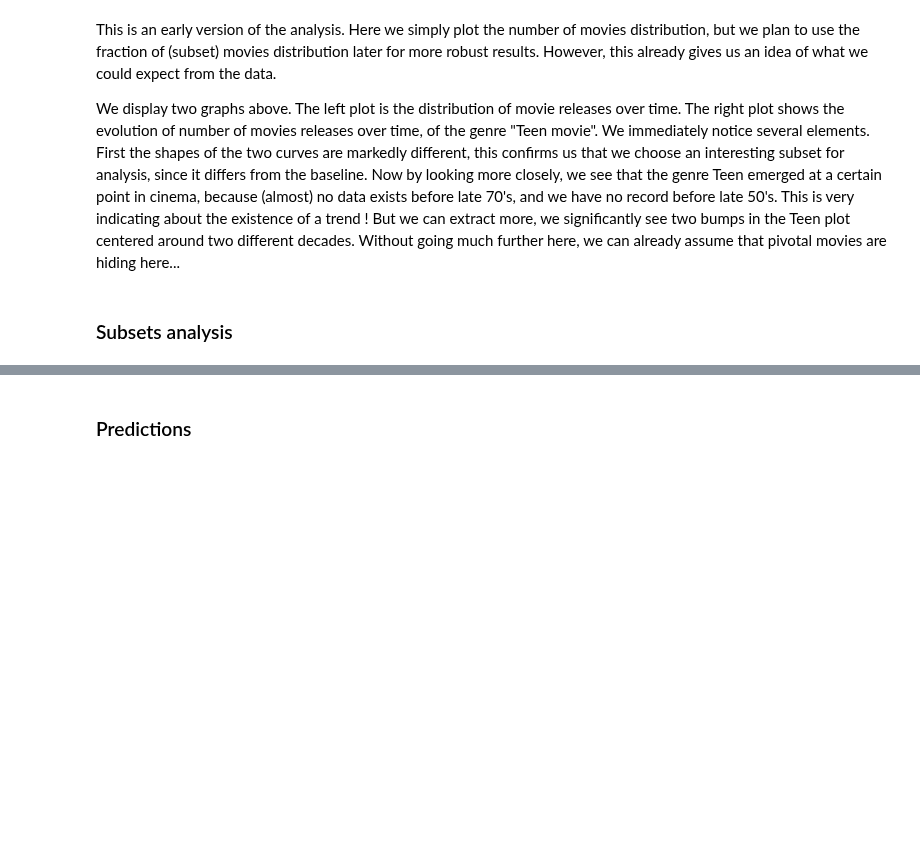
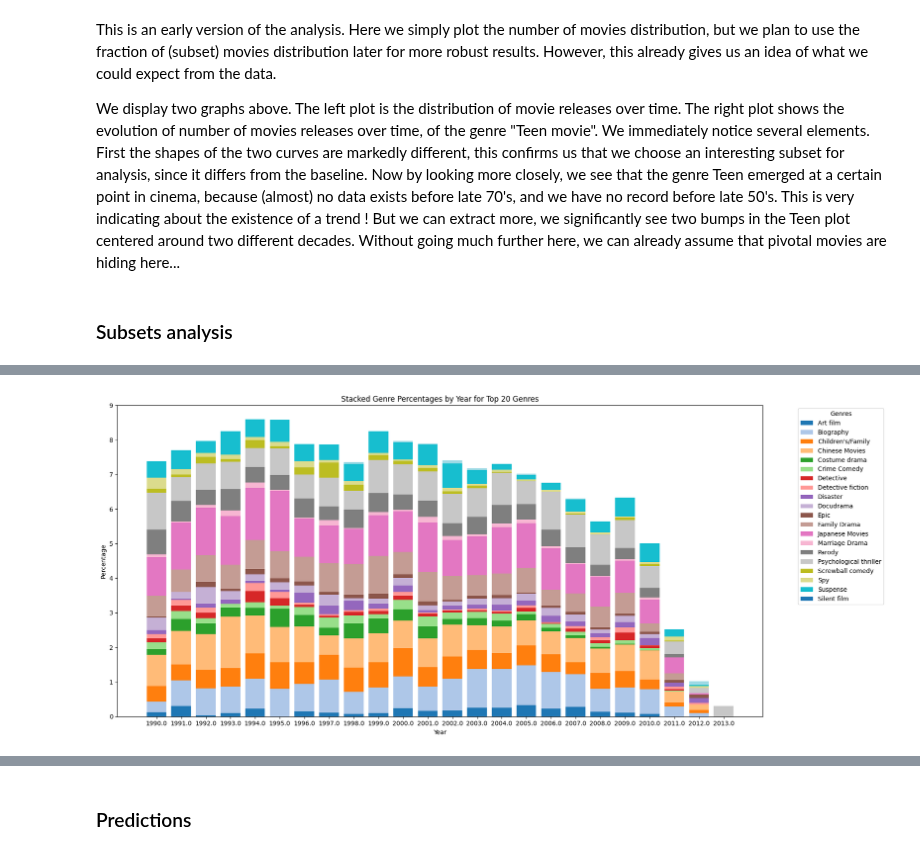
Before and after one commit to epfl-ada/ada-2023-project-thewestbobers, a Jupyter notebook: milestoneP2.ipynb, the cells around one changed output, grey strips where cells are left out. Drawn from its saved outputs; the diff is of its cells as text; code cells hidden in the pictures; blank space fills up the shorter version.

```diff
--- a/milestoneP2.ipynb
+++ b/milestoneP2.ipynb
@@ -126,0 +143,4 @@ We display two graphs above. The left plot is the distribution of movie releases
+# %%
+plot_genres_percentages_per_year(movies_initial_subset, 1990, 2013, 41,61,9)
+# %% [output]
+[figure, added]
```
Also changed, not shown: parts of 17 cells of this notebook.
